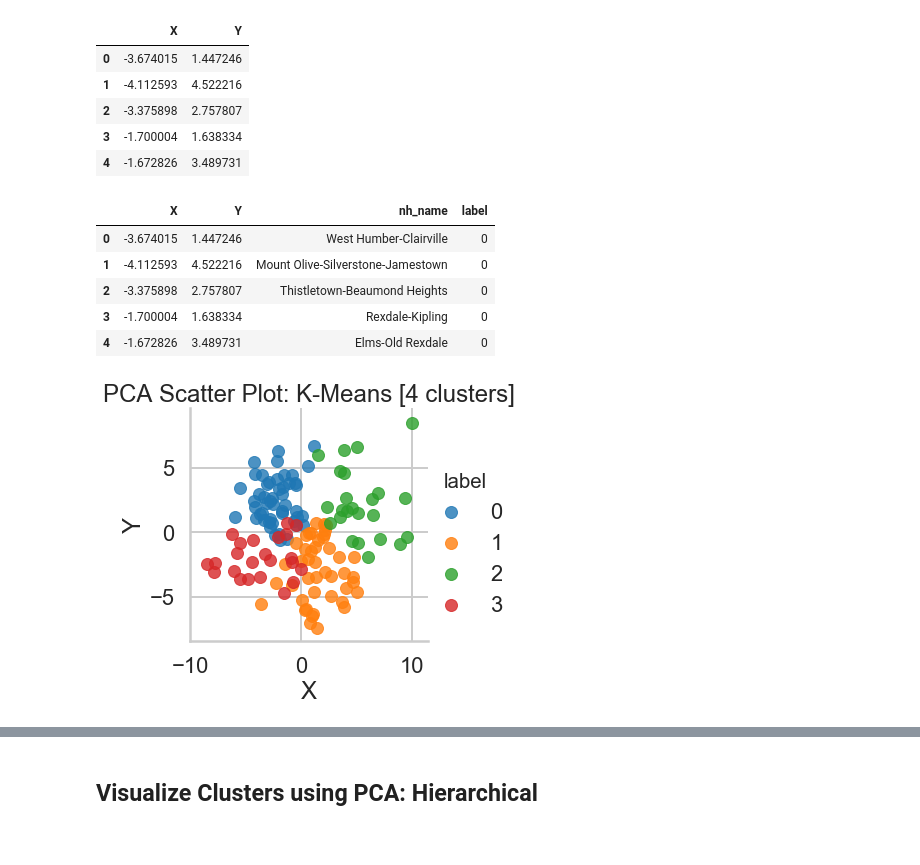
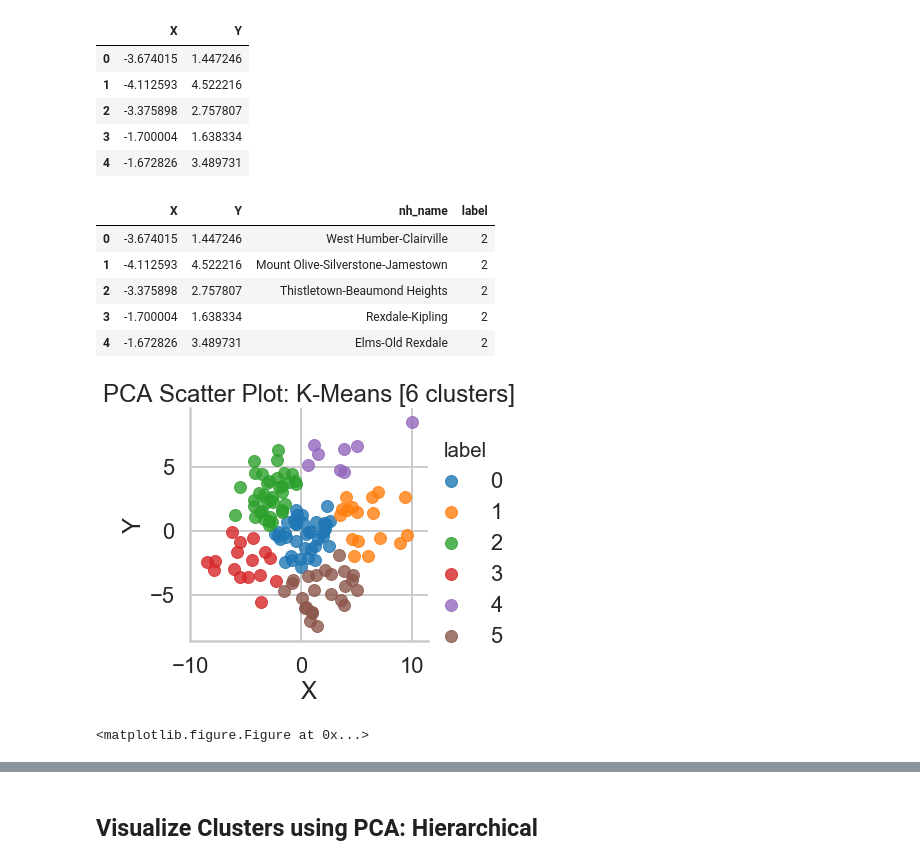
Before and after one commit to yoots88/portfolio, a Jupyter notebook: p5_community_health_profile/p5_community_health_profile.ipynb, the cells around one changed output, grey strips where cells are left out. Cells and saved outputs as stored; diff of their text form; code cells hidden in the pictures.

```diff
--- a/p5_community_health_profile/p5_community_health_profile.ipynb
+++ b/p5_community_health_profile/p5_community_health_profile.ipynb
@@ -426,11 +521,7 @@ We have about 140 neighborhoods (data points) each containing 66 features (dimen
 # %%
-# Apply K-Means clustering
-km = KMeans(n_clusters=4, init='k-means++', random_state=0).fit(X_cols_std)
-km_labels = km.labels_
-
-# Apply PCA decomposition into 2 components:
-pca = PCA(n_components=2) # specify into 2 components
-X_cols_pca = pca.fit_transform(X_cols_std) # fit and transform into PCA components
+# Apply K-Means clustering: PCA
+km_pca = KMeans(n_clusters=6, init='k-means++', random_state=0).fit(X_cols_pca)
+km_pca_labels = km_pca.labels_
 
 # Create a PCA decomposed reduced dimensions and named two components:x, y
 df_pca = pd.DataFrame(X_cols_pca)
@@ -447,25 +538,27 @@ df_pca.head()
 # Create a merged DataFrame: neighborhood name and label
 df_merged = df_pca.merge(df['nh_name'].reset_index(), left_index=True, right_index=True).drop('index', axis=1)
 # Bind predicted cluster label column:
-df_merged['label'] = km_labels
+df_merged['label'] = km_pca_labels
 # Print the dataframe:
 df_merged.head()
 # %% [output]
 |  | X | Y | nh_name | label |
-| 0 | -3.674015 | 1.447246 | West Humber-Clairville | 0 |
-| 1 | -4.112593 | 4.522216 | Mount Olive-Silverstone-Jamestown | 0 |
-| 2 | -3.375898 | 2.757807 | Thistletown-Beaumond Heights | 0 |
-| 3 | -1.700004 | 1.638334 | Rexdale-Kipling | 0 |
-| 4 | -1.672826 | 3.489731 | Elms-Old Rexdale | 0 |
+| 0 | -3.674015 | 1.447246 | West Humber-Clairville | 2 |
+| 1 | -4.112593 | 4.522216 | Mount Olive-Silverstone-Jamestown | 2 |
+| 2 | -3.375898 | 2.757807 | Thistletown-Beaumond Heights | 2 |
+| 3 | -1.700004 | 1.638334 | Rexdale-Kipling | 2 |
+| 4 | -1.672826 | 3.489731 | Elms-Old Rexdale | 2 |
 # %%
 # Write a function: plot the PCA scatter plot
 def plot_pca_scatter(x,y,label,df,header):
     sns.lmplot(x=x, y=y, hue=label, data=df, fit_reg=False)
     plt.title('PCA Scatter Plot: '+header)
+    plt.figure(figsize=(15,15))
 # %%
-# Visualize the PCA cluster: scatter plot - K-Means 4 clusters
-plot_pca_scatter('X','Y','label',df_merged,'K-Means [4 clusters]')
+# Visualize the PCA cluster: scatter plot - K-Means 6 clusters
+plot_pca_scatter('X','Y','label',df_merged,'K-Means [6 clusters]')
 # %% [output]
-[figure, old version]
+[figure, new version]
+<matplotlib.figure.Figure at 0x...>
 # %%
 # Re-fit K-Means using 3 clusters:
```
Also changed, not shown: parts of 34 cells of this notebook.
